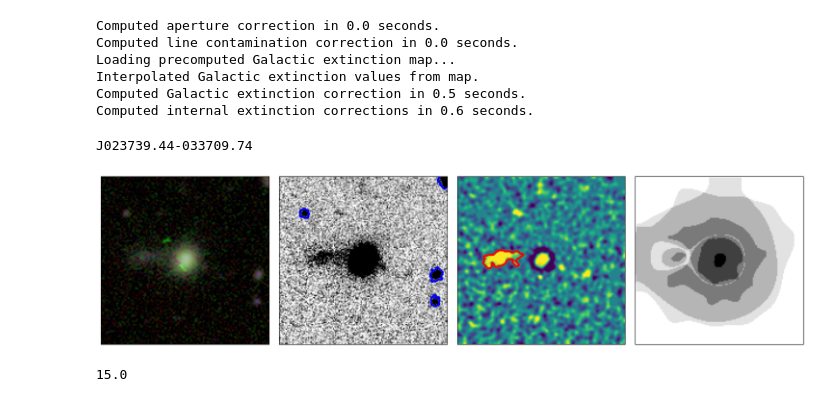
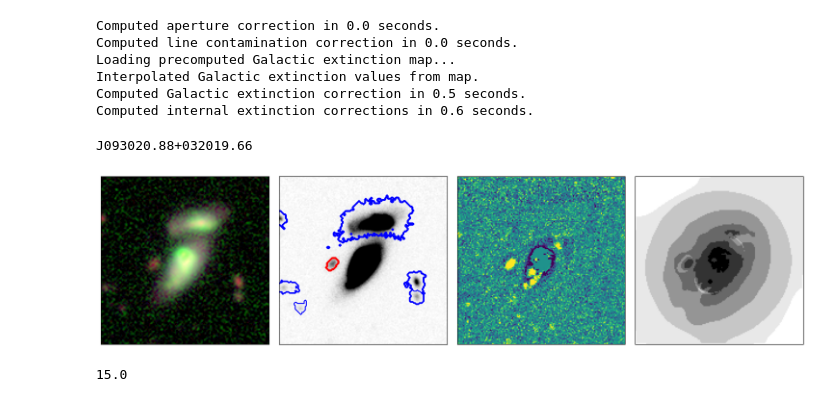
Before and after one commit to ekadofong/pieridae, a Jupyter notebook: notebooks/Starlet.ipynb, the cells around one changed output. Drawn from its saved outputs; the diff is of its cells as text; code cells hidden in the pictures.

Commit message:
remove red sources and safe HF image

```diff
--- a/notebooks/Starlet.ipynb
+++ b/notebooks/Starlet.ipynb
@@ -30,18 +30,18 @@ Interpolated Galactic extinction values from map.
 Computed Galactic extinction correction in 0.5 seconds.
 Computed internal extinction corrections in 0.6 seconds.
 # %%
-targetid = 'M3123725728651166755'
+targetid = 'M3373376440807468772'
 target = conventions.produce_merianobjectname(*catalog.loc[targetid, ['RA','DEC']].values)
 #target = 'J095618.67+030835.28'
 #target = 'J101950.14+042441.99' # no substructure
 #target = 'J100615.79+032656.01' # messy spiral
 #target = 'J103511.49+030802.87' # no substructure, elongated body
-#target = 'J093020.88+032019.66' # merging pair
+target = 'J093020.88+032019.66' # merging pair
 #target = 'J121004.84+015540.11' # another stream
 targetid = conventions.merianobjectname_to_catalogname(target, catalog)
 print(target)
 # %% [output]
-J023739.44-033709.74
+J093020.88+032019.66
 # %%
 dirname = '../local_data/test_cutout/'
 bbmb = pixels.BBMBImage()
@@ -77,6 +77,7 @@ csource = np.where(sources==central_source, 1, 0)
 sources = np.where(sources==central_source, 0, sources)
 # %%
 use_gen2 = True
+vm = np.random.normal(0., bbmb.var['i']**0.5)
 wt = imstats.starlet_transform(np.where(sources>0, 0., bbmb.image['i']), gen2=use_gen2)
 segmap_l = []
 im_recon = []
@@ -97,7 +98,7 @@ for ix in range(0,len(wt)):
 im_recon = imstats.inverse_starlet_transform(im_recon, gen2=use_gen2)
 hf_image = bbmb.image['i'] - im_recon
 hf_image = hf_image - ndimage.median_filter(hf_image, size=20)
-hf_image = np.where(sources>0, 0, hf_image)
+hf_image = np.where(sources>0, vm, hf_image)
 
 err_samples = [
     np.std(hf_image[:25,-25:]),
@@ -125,18 +126,18 @@ rmag = -2.5*np.log10(ndimage.sum_labels(bbmb.image['i'], features, np.unique(fea
 # %%
 fig, axarr = plt.subplots(1,4,figsize=(15,4))
 ek.imshow(hf_image, q=0.01,ax=axarr[2], cmap='viridis',)# qlow=sampling.get_quantile_of_value(hf_image.flatten(), 0.))
-ek.contour(features,ax=axarr[2], colors='r')
+ek.contour(features,ax=axarr[1], colors='r')
 ek.contour(sources, ax=axarr[1], colors='b')
 ek.imshow(make_lupton_rgb(bbmb.image['i'],bbmb.image['n708'],bbmb.image['r'], stretch=1, Q=7), axarr[0])
 ek.imshow(bbmb.image['i'], q=0.05,ax=axarr[1], cmap='Greys')
 axarr[3].imshow(np.sum(np.array(segmap_l).astype(bool).astype(int),axis=0), origin='lower', cmap='Greys')
 
 for ax in axarr:
     ax.set_xticks([])
     ax.set_yticks([])
 plt.tight_layout ()
 # %% [output]
-[figure, old version]
+[figure, new version]
 # %%
 dd = np.load(
     '/Users/kadofong/work/projects/merian/pixel_excess/local_data/pieridae_output/starlet_qa/M3123725728651166755/M3123725728651166755_results.npy',
```
Also changed, not shown: 1 other file.
